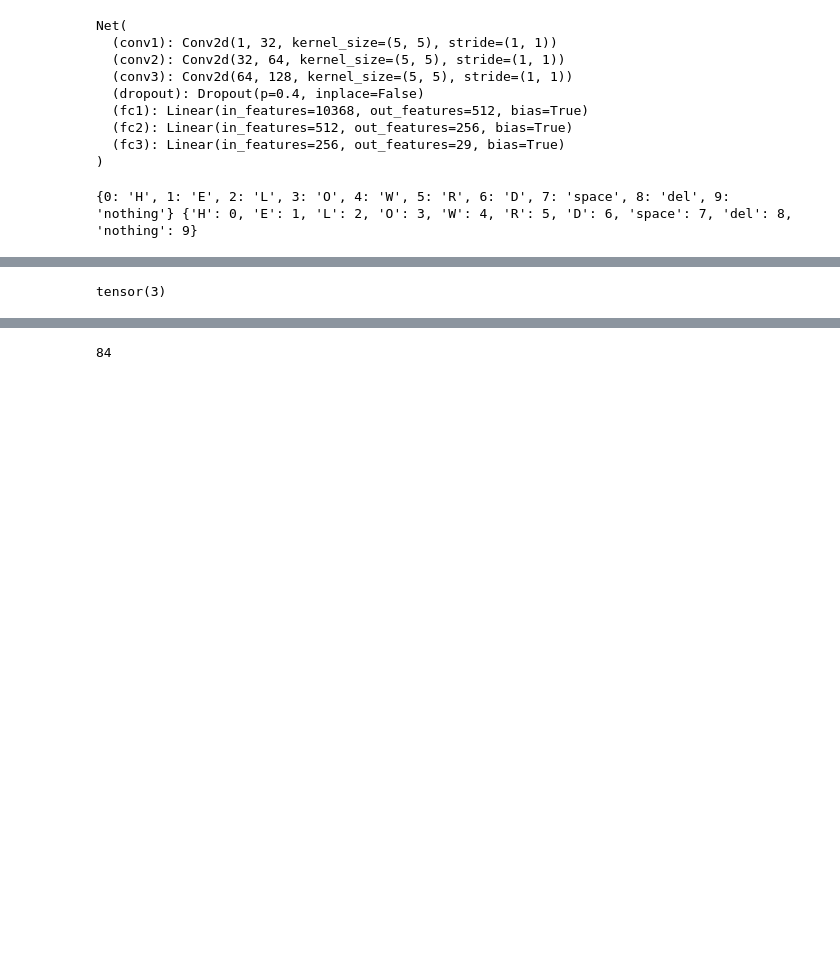
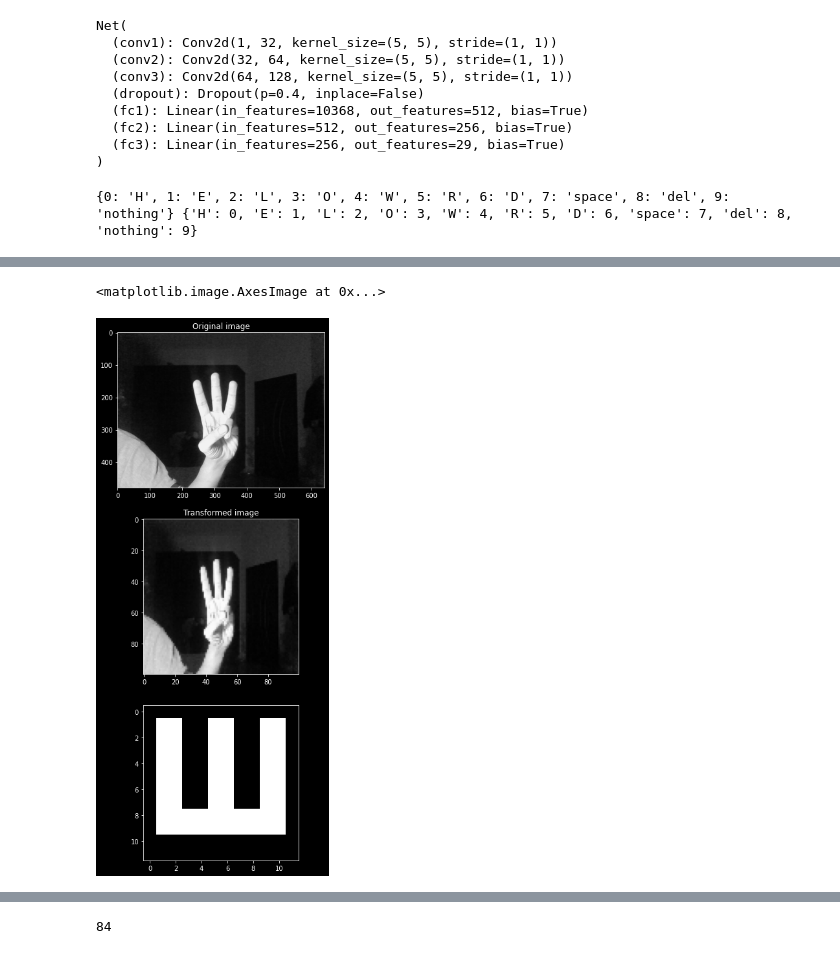
Before and after one commit to sinnytk/asl_to_speech, a Jupyter notebook: model/model_testing.ipynb, the cells around one changed output, grey strips where cells are left out. Drawn from its saved outputs; the diff is of its cells as text; code cells hidden in the pictures; blank space fills up the shorter version.

```diff
--- a/model/model_testing.ipynb
+++ b/model/model_testing.ipynb
@@ -57,7 +57,7 @@ Net(
   (fc3): Linear(in_features=256, out_features=29, bias=True)
 )
 # %%
-LABELs = {}
+LABELS = {}
 LABELS2 = {}
 for i in enumerate(['H','E','L','O','W','R','D','space','del','nothing']):
     LABELS[i[0]]=i[1]
@@ -110,12 +100,35 @@ with torch.no_grad():
-# %%
-def feed_img(img_path):
-    img = cv2.imread(img_path, cv2.IMREAD_GRAYSCALE)
-    img = cv2.resize(img, (100,100))/255
-    img = torch.Tensor(img).view(-1,1,100,100)
-    return img
-torch.argmax(model(feed_img('new_data/H/frame-.jpg')))
-# %% [output]
-tensor(3)
+# %%
+matrix = {4:[[0,0,0,0,0,0,0,0,0,0,0,0],
+[0,1,1,0,0,1,1,0,0,1,1,0],
+[0,1,1,0,0,1,1,0,0,1,1,0],
+[0,1,1,0,0,1,1,0,0,1,1,0],
+[0,1,1,0,0,1,1,0,0,1,1,0],
+[0,1,1,0,0,1,1,0,0,1,1,0],
+[0,1,1,0,0,1,1,0,0,1,1,0],
+[0,1,1,0,0,1,1,0,0,1,1,0],
+[0,1,1,1,1,1,1,1,1,1,1,0],
+[0,1,1,1,1,1,1,1,1,1,1,0],
+[0,0,0,0,0,0,0,0,0,0,0,0],
+[0,0,0,0,0,0,0,0,0,0,0,0]]}
+def convert_image(img_path):
+    img = cv2.imread(img_path, cv2.IMREAD_GRAYSCALE)
+    img = cv2.resize(img, (100,100))/255
+    img = torch.Tensor(img).view(-1,1,100,100)
+    return img
+plt.style.use("dark_background")
+fig, axes = plt.subplots(3,1,figsize=(15,15))
+img_path='/home/tarun/Pictures/Webcam/2021-02-21-055543.jpg'
+converted_image = convert_image(img_path)
+axes[0].imshow(cv2.imread(img_path,cv2.IMREAD_GRAYSCALE),cmap="gray")
+axes[1].imshow(converted_image[0][0],cmap="gray")
+axes[0].set_title("Original image")
+axes[1].set_title("Transformed image")
+
+prediction = torch.argmax(model(converted_image))
+axes[2].imshow(matrix[prediction.item()],cmap="gray")
+# %% [output]
+<matplotlib.image.AxesImage at 0x...>
+[figure, added]
 # %%
 correctly_classified = []
 incorrectly_classified = []
```
Also changed, not shown: parts of 3 cells of this notebook, 4 other files.
